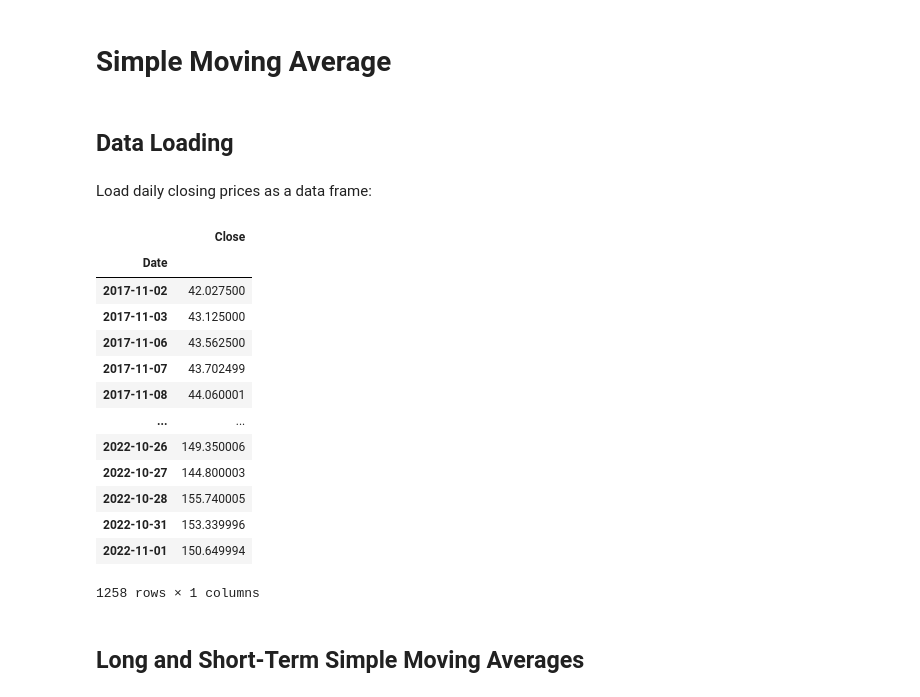
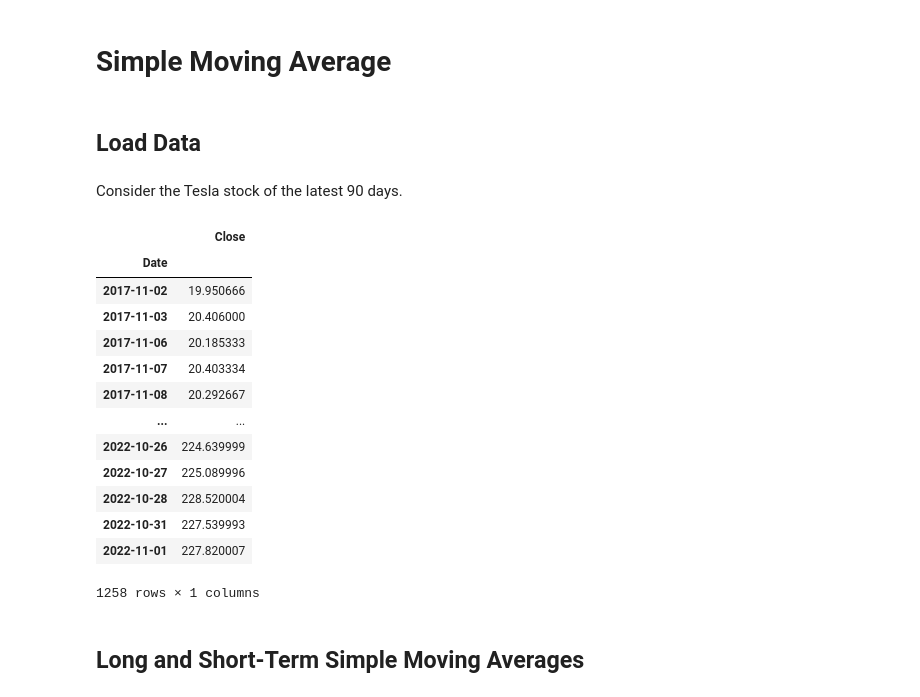
Before and after one commit to Isaac-Fate/stox, a Jupyter notebook: book/trading-strategy/simple-moving-average.ipynb, the cells around one changed output. Drawn from its saved outputs; the diff is of its cells as text; code cells hidden in the pictures.

```diff
--- a/book/trading-strategy/simple-moving-average.ipynb
+++ b/book/trading-strategy/simple-moving-average.ipynb
@@ -5,27 +5,27 @@ import numpy as np
 import pandas as pd
 import matplotlib.pyplot as plt
 # %% [markdown]
-## Data Loading
+## Load Data
-# %% [markdown]
-Load daily closing prices as a data frame:
+# %% [markdown]
+Consider the Tesla stock of the latest 90 days.
 # %%
-df: pd.DataFrame = pd.read_pickle("../../data/demo.pkl")
+df: pd.DataFrame = pd.read_pickle("../../data/TSLA.pkl")
 stock_price = df[["Close"]]
 stock_price
 # %% [output]
 |  | Close |
 | Date |  |
-| 2017-11-02 | 42.027500 |
-| 2017-11-03 | 43.125000 |
-| 2017-11-06 | 43.562500 |
-| 2017-11-07 | 43.702499 |
-| 2017-11-08 | 44.060001 |
+| 2017-11-02 | 19.950666 |
+| 2017-11-03 | 20.406000 |
+| 2017-11-06 | 20.185333 |
+| 2017-11-07 | 20.403334 |
+| 2017-11-08 | 20.292667 |
 | ... | ... |
-| 2022-10-26 | 149.350006 |
-| 2022-10-27 | 144.800003 |
-| 2022-10-28 | 155.740005 |
-| 2022-10-31 | 153.339996 |
-| 2022-11-01 | 150.649994 |
+| 2022-10-26 | 224.639999 |
+| 2022-10-27 | 225.089996 |
+| 2022-10-28 | 228.520004 |
+| 2022-10-31 | 227.539993 |
+| 2022-11-01 | 227.820007 |
 1258 rows × 1 columns
 # %% [markdown]
 ## Long and Short-Term Simple Moving Averages
```
Also changed, not shown: parts of 13 cells of this notebook, 10 other files.
